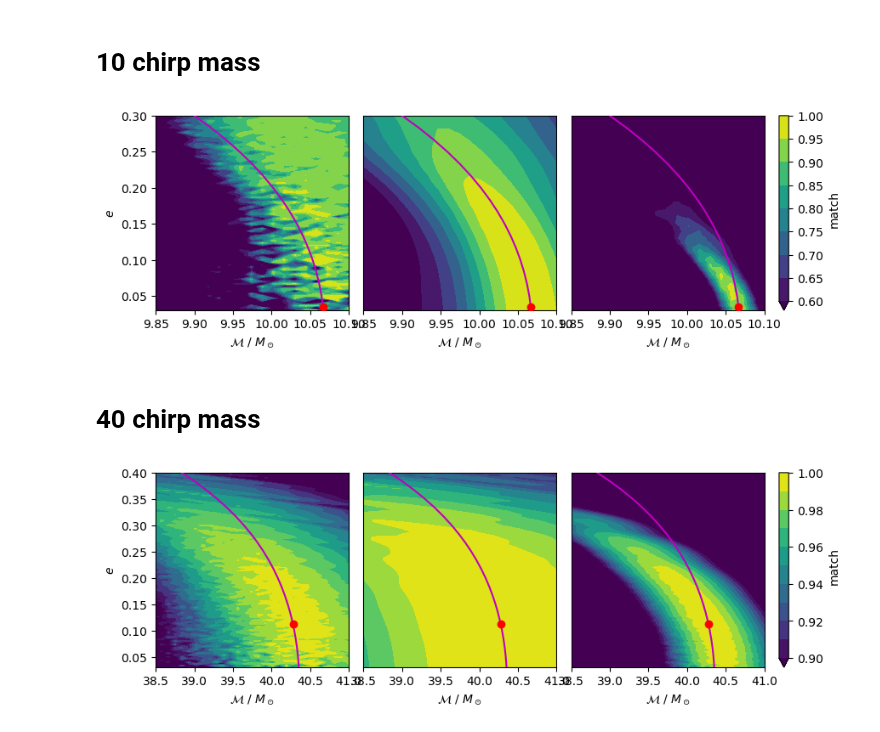
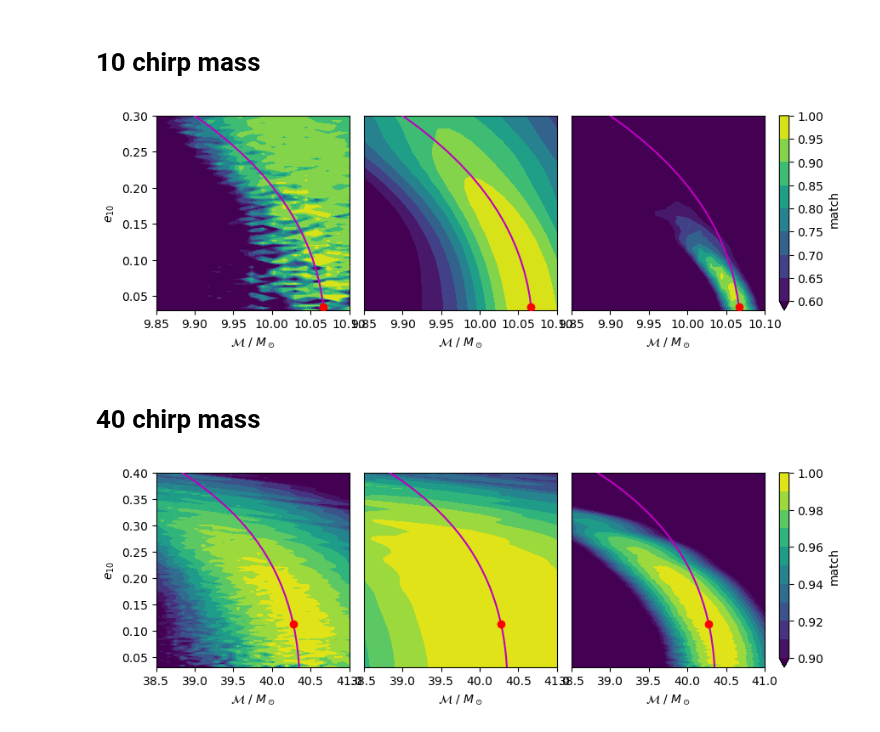
Before and after one commit to BenGPatterson/EccentricHarmonics, a Jupyter notebook: harmonic_degeneracies.ipynb, the cells around one changed output. Cells and saved outputs as stored; diff of their text form; code cells hidden in the pictures.

```diff
--- a/harmonic_degeneracies.ipynb
+++ b/harmonic_degeneracies.ipynb
@@ -98,7 +77,7 @@ for i in range(3):
     axs[i].set_ylim(0.03, 0.4)
     axs[i].set_xlim(23, xlims[1])
     axs[i].set_xlabel('$\mathcal{M}~/~M_\odot$')
-    axs[i].set_ylabel('$e$')
+    axs[i].set_ylabel('$e_{10}$')
     if i > 0:
         axs[i].get_yaxis().set_visible(False)
 fig.colorbar(contours, cax=axs[-1], label='match')
@@ -256,14 +235,14 @@ for i in range(3):
     axs[i].set_ylim(0.03, 0.3)
     axs[i].set_xlim(9.85, 10.1)
     axs[i].set_xlabel('$\mathcal{M}~/~M_\odot$')
-    axs[i].set_ylabel('$e$')
+    axs[i].set_ylabel('$e_{10}$')
     if i > 0:
         axs[i].get_yaxis().set_visible(False)
 fig.colorbar(contours, cax=axs[-1], label='match')
 plt.tight_layout()
 plt.savefig('Figures/ho_harms_10.png', dpi=450, bbox_inches='tight')
 # %% [output]
-[figure, old version]
+[figure, new version]
 # %% [markdown]
 # 40 chirp mass
 # %%
@@ -286,27 +265,27 @@ sparse_chirp_vals = chirp_degeneracy_line(zero_ecc_chirp_mass, sparse_e_vals, sa
 # %%
 # Plot each grid
 keys = ['h-1', 'h0', 'h1']
 fig, axs = plt.subplots(ncols=4,figsize=(1.5*6.4, 0.62*4.8), gridspec_kw={'width_ratios':[1,1,1,0.05], 'wspace': 0.1})
 for i in range(3):
     key = keys[i]
 
     # Plot grid
     contours = axs[i].contourf(data[fid_chirp][fid_e]['chirp_vals'], data[fid_chirp][fid_e]['e_vals'], data[fid_chirp][fid_e][key], np.linspace(0.9, 1, 11), vmax=1, vmin=0.9, extend='min')
     axs[i].scatter(fid_chirp, fid_e, c='r', zorder=5)
     xlims = axs[i].get_xlim()
 
     # Plot degeneracy lines
     axs[i].plot(sparse_chirp_vals, sparse_e_vals, c='m', label='full', zorder=3)
 
     # Plot formatting
     axs[i].set_ylim(0.03, 0.4)
     axs[i].set_xlim(38.5, 41)
     axs[i].set_xlabel('$\mathcal{M}~/~M_\odot$')
-    axs[i].set_ylabel('$e$')
+    axs[i].set_ylabel('$e_{10}$')
     if i > 0:
         axs[i].get_yaxis().set_visible(False)
 fig.colorbar(contours, cax=axs[-1], label='match')
 plt.tight_layout()
 plt.savefig('Figures/ho_harms_40.png', dpi=450, bbox_inches='tight')
 # %% [output]
-[figure, old version]
+[figure, new version]
```
Also changed, not shown: parts of 2 cells of this notebook, 9 other files.
